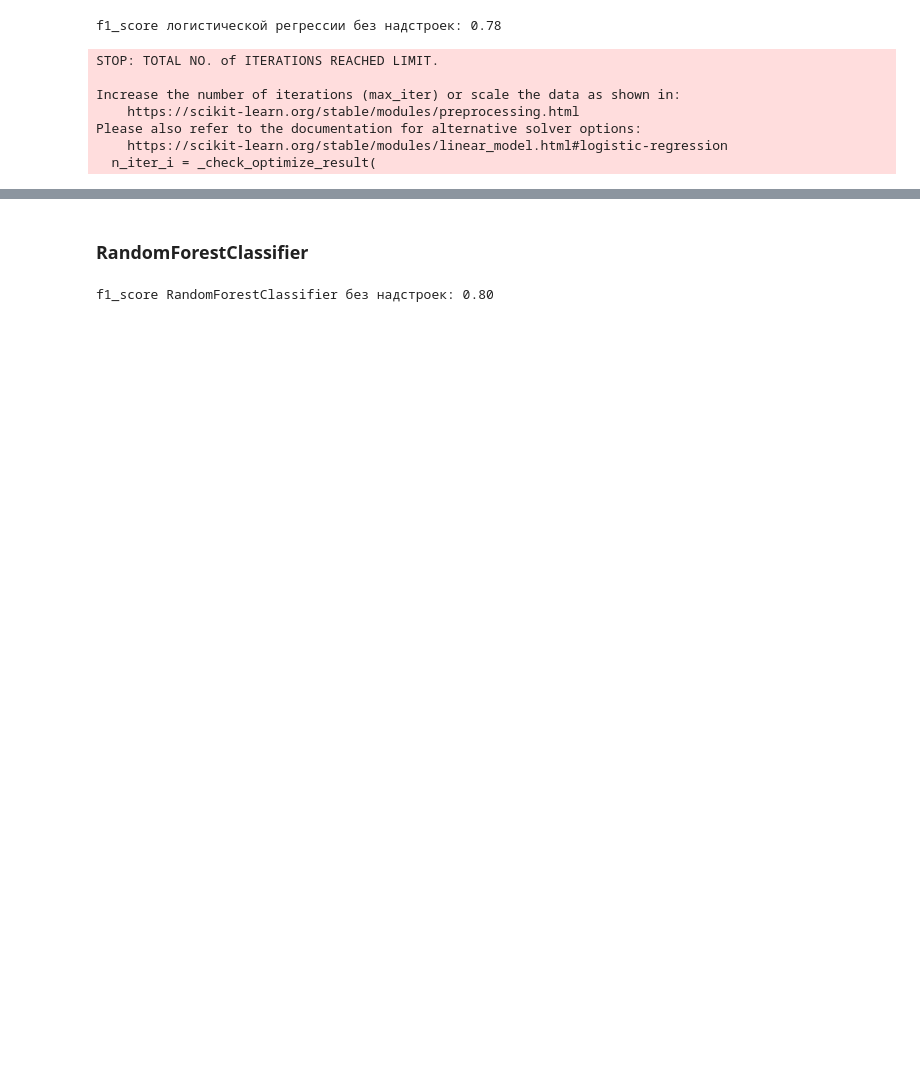
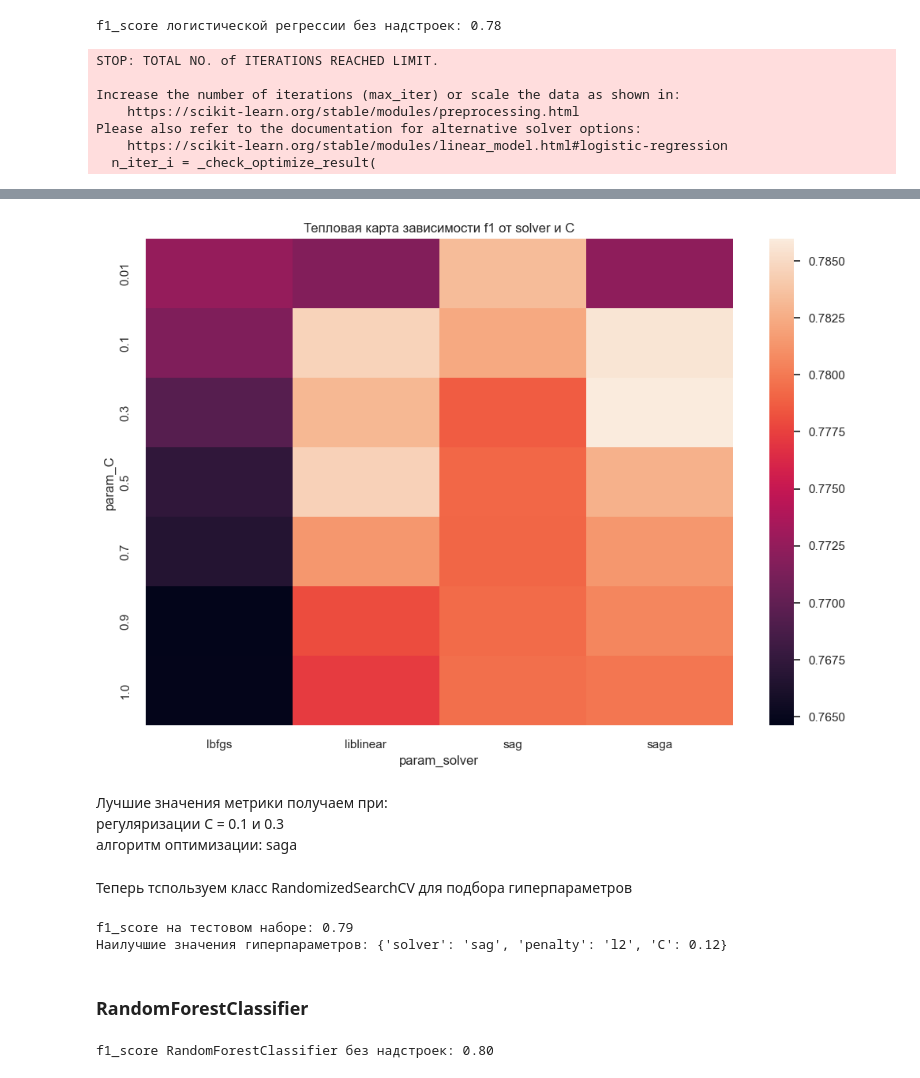
Before and after one commit to PlatArs/Hyperparameter-optimization, a Jupyter notebook: практика.ipynb, the cells around one changed output, grey strips where cells are left out. Saved outputs shown, nothing was run; the diff lists cells and outputs as text; code cells hidden in the pictures; blank space fills up the shorter version.

```diff
--- a/практика.ipynb
+++ b/практика.ipynb
@@ -70,0 +112,25 @@ Please also refer to the documentation for alternative solver options:
+# %%
+from sklearn.model_selection import GridSearchCV
+
+param_grid = [
+              {'penalty': ['l2', 'none'] , # тип регуляризации
+              'solver': ['lbfgs', 'sag'], # алгоритм оптимизации
+               'C': [0.01, 0.1, 0.3, 0.5, 0.7, 0.9, 1]}, # уровень силы регурялизации
+
+              {'penalty': ['l1', 'l2'] ,
+              'solver': ['liblinear', 'saga'],
+               'C': [0.01, 0.1, 0.3, 0.5, 0.7, 0.9, 1]}
+]
+grid_search = GridSearchCV(
+    estimator=linear_model.LogisticRegression(
+        random_state=42,
+        max_iter=50
+    ),
+    param_grid=param_grid,
+    scoring='f1', # задаём метрику
+    cv=5, # устанавливаем количество фолдов в кросс-валидации
+    n_jobs = -1
+)
+
+grid_search.fit(X_train, y_train)
+y_test_pred_grid = grid_search.predict(X_test)
@@ -70,0 +151,16 @@ Please also refer to the documentation for alternative solver options:
+# %%
+# Визуализируем зависимость f1_score от solver и С
+visual = pd.pivot_table(pd.DataFrame(grid_search.cv_results_),
+                        values='mean_test_score', index='param_C',
+                        columns='param_solver')
+sns.heatmap(visual)
+plt.title('Тепловая карта зависимости f1 от solver и С') # подпись графика
+sns.set(rc={'figure.figsize':(12, 8)})
+# %% [output]
+[figure, added]
+# %% [markdown]
+Лучшие значения метрики получаем при:
+регуляризации С = 0.1 и 0.3
+алгоритм оптимизации: saga
+# %% [markdown]
+Теперь тспользуем класс RandomizedSearchCV для подбора гиперпараметров
@@ -71,3 +185,9 @@ Please also refer to the documentation for alternative solver options:
+# %%
+print('f1_score на тестовом наборе: {:.2f}'.format(metrics.f1_score(y_test, y_test_pred_random)))
+print("Наилучшие значения гиперпараметров: {}".format(random_search.best_params_))
+# %% [output]
+f1_score на тестовом наборе: 0.79
+Наилучшие значения гиперпараметров: {'solver': 'sag', 'penalty': 'l2', 'C': 0.12}
 # %% [markdown]
 ### RandomForestClassifier
 # %%
```
Also changed, not shown: parts of 20 cells of this notebook.
